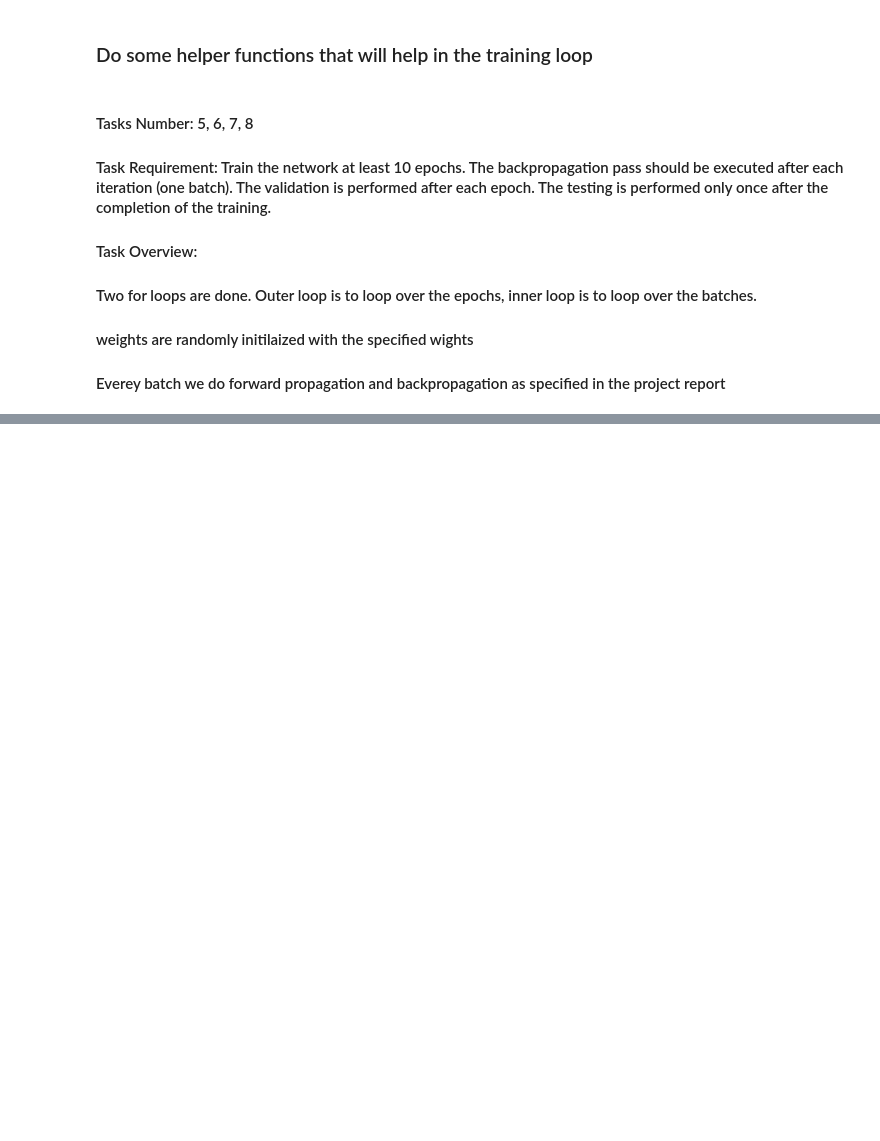
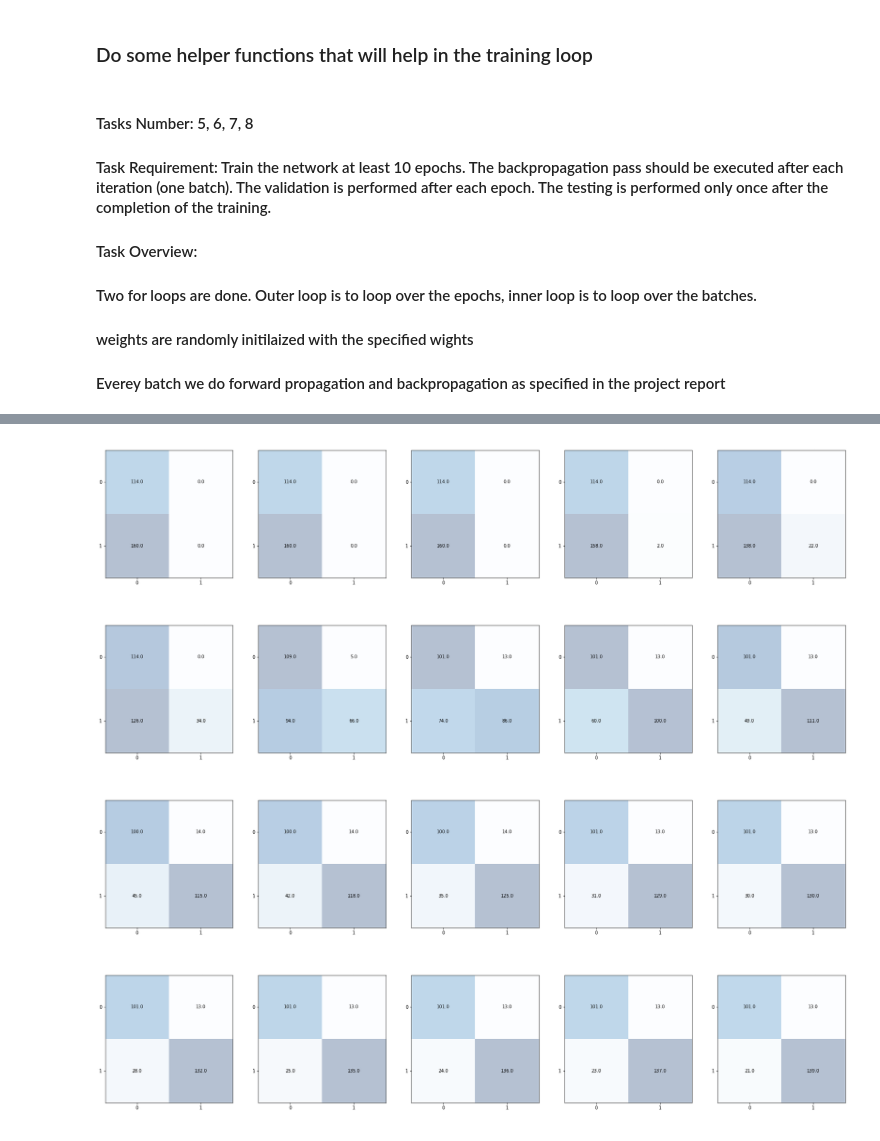
Before and after one commit to AhmedSobeih/Neural_Network_Implementation, a Jupyter notebook: NN Project.ipynb, the cells around one changed output, grey strips where cells are left out. Cells and saved outputs as stored; diff of their text form; code cells hidden in the pictures; blank space fills up the shorter version.

```diff
--- a/NN Project.ipynb
+++ b/NN Project.ipynb
@@ -343,3 +392,12 @@ plt.show()
+# %%
+for i in range(4):
+    confusion_matrix = validation_confusion_matrices[i*5:i*5+5]
+    plot_validation_confusion_matrices(confusion_matrix, (i*5+1))
+# %% [output]
+[figure, added]
+[figure, added]
+[figure, added]
+[figure, added]
 # %%
 # draw ROC curve
 min_threshold = 0.1
```
Also changed, not shown: parts of 13 cells of this notebook.
